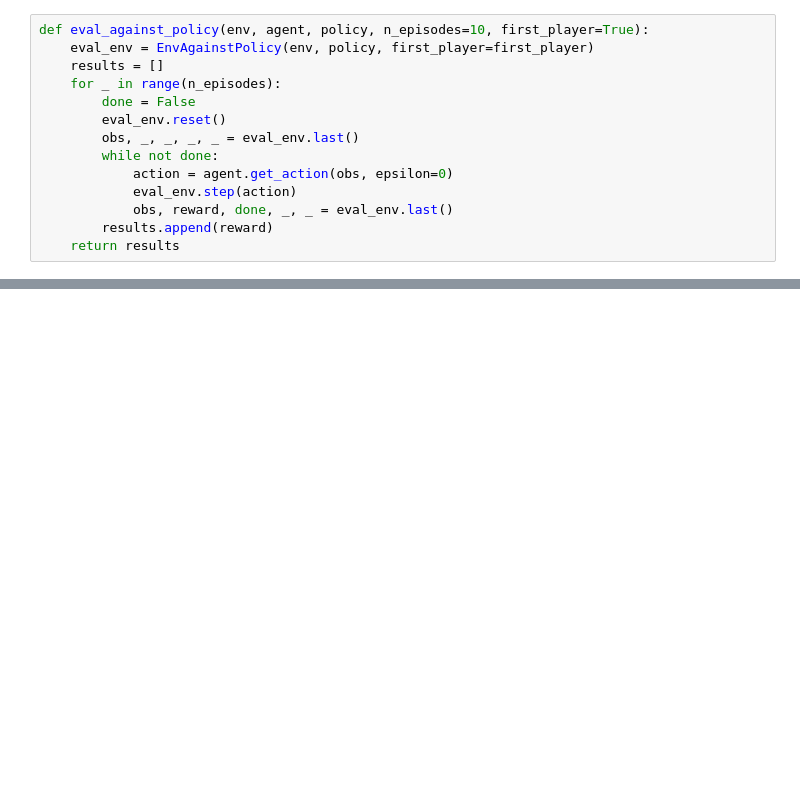
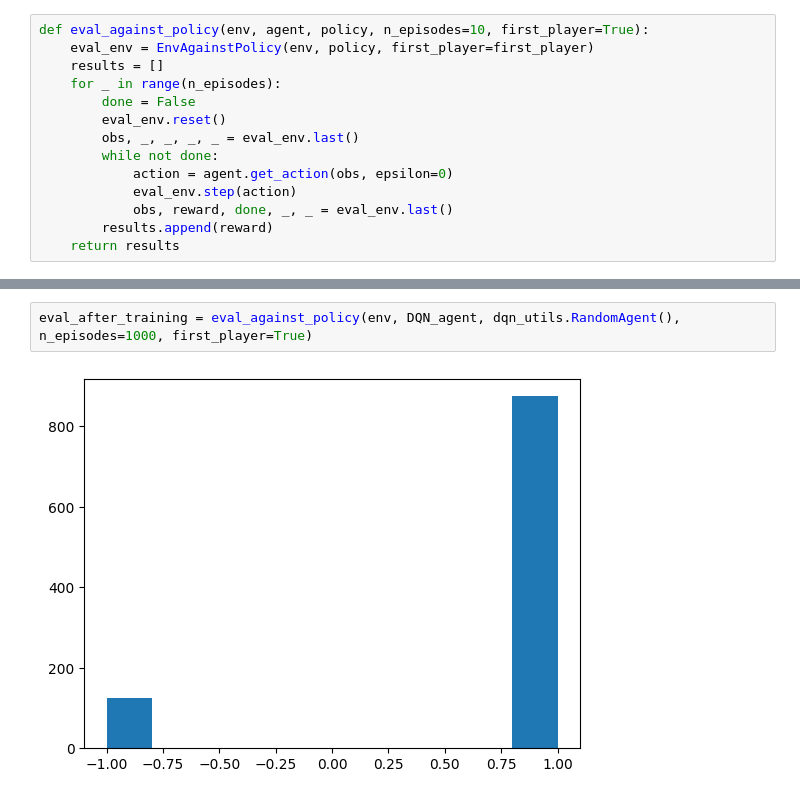
Before and after one commit to sachamuller/connect4, a Jupyter notebook: train_deep_q_learning.ipynb, the cells around one changed output, grey strips where cells are left out. Cells and saved outputs as stored; diff of their text form; blank space fills up the shorter version.

```diff
--- a/train_deep_q_learning.ipynb
+++ b/train_deep_q_learning.ipynb
@@ -225,0 +221,4 @@ Mean reward is: 0.8
+# %%
+eval_after_training = eval_against_policy(env, DQN_agent, dqn_utils.RandomAgent(), n_episodes=1000, first_player=True)
+# %% [output]
+[figure, added]
```
Also changed, not shown: parts of 16 cells of this notebook, 1 other file.
